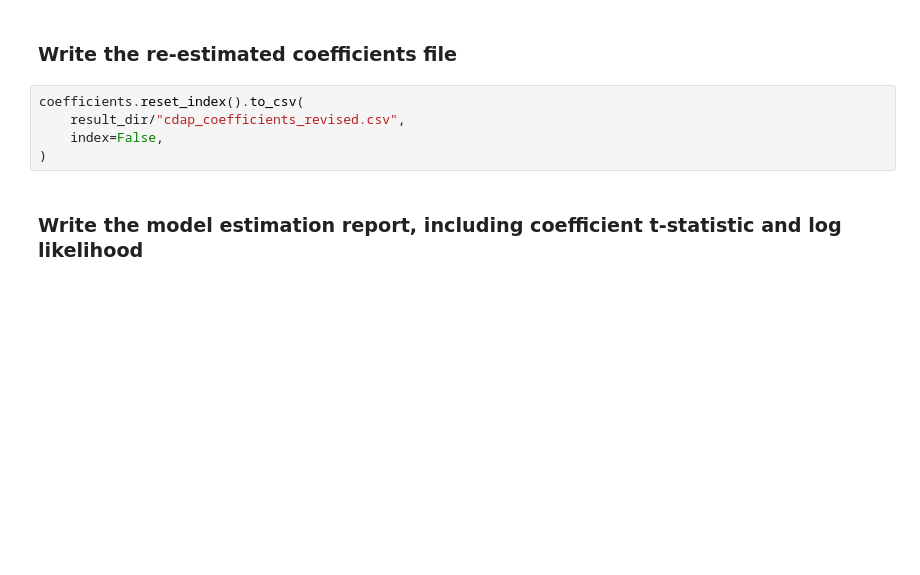
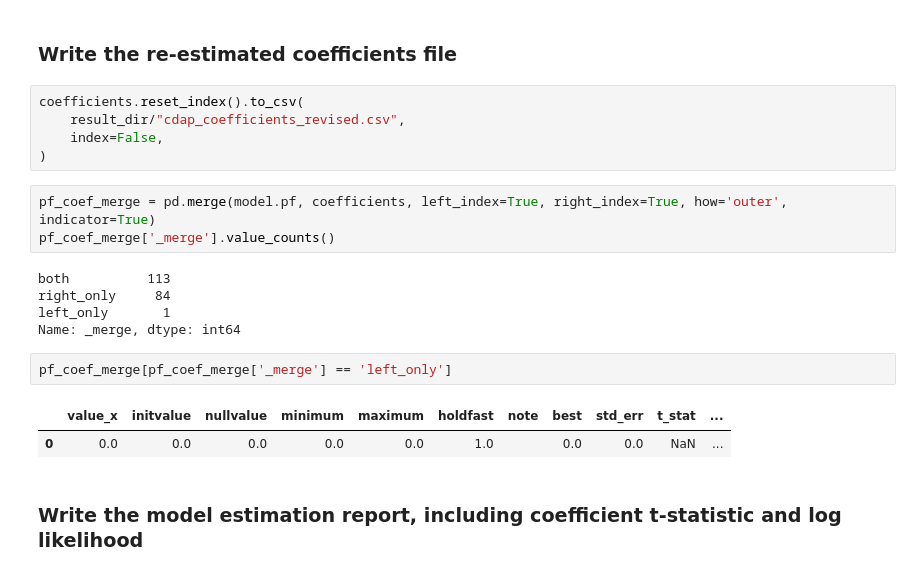
Before and after one commit to SANDAG/ABM, a Jupyter notebook: src/asim/estimation/resident/cdap.ipynb, the cells around one changed output. Saved outputs shown, nothing was run; the diff lists cells and outputs as text; blank space fills up the shorter version.

```diff
--- a/src/asim/estimation/resident/cdap.ipynb
+++ b/src/asim/estimation/resident/cdap.ipynb
@@ -495,6 +559,19 @@ coefficients.reset_index().to_csv(
     result_dir/"cdap_coefficients_revised.csv",
     index=False,
 )
+# %%
+pf_coef_merge = pd.merge(model.pf, coefficients, left_index=True, right_index=True, how='outer', indicator=True)
+pf_coef_merge['_merge'].value_counts()
+# %% [output]
+both          113
+right_only     84
+left_only       1
+Name: _merge, dtype: int64
+# %%
+pf_coef_merge[pf_coef_merge['_merge'] == 'left_only']
+# %% [output]
+|  | value_x | initvalue | nullvalue | minimum | maximum | holdfast | note | best | std_err | t_stat | ... |
+| 0 | 0.0 | 0.0 | 0.0 | 0.0 | 0.0 | 1.0 |  | 0.0 | 0.0 | NaN | ... |
 # %% [markdown]
 ### Write the model estimation report, including coefficient t-statistic and log likelihood
 # %%
```
Also changed, not shown: parts of 41 cells of this notebook, 4 other files.
